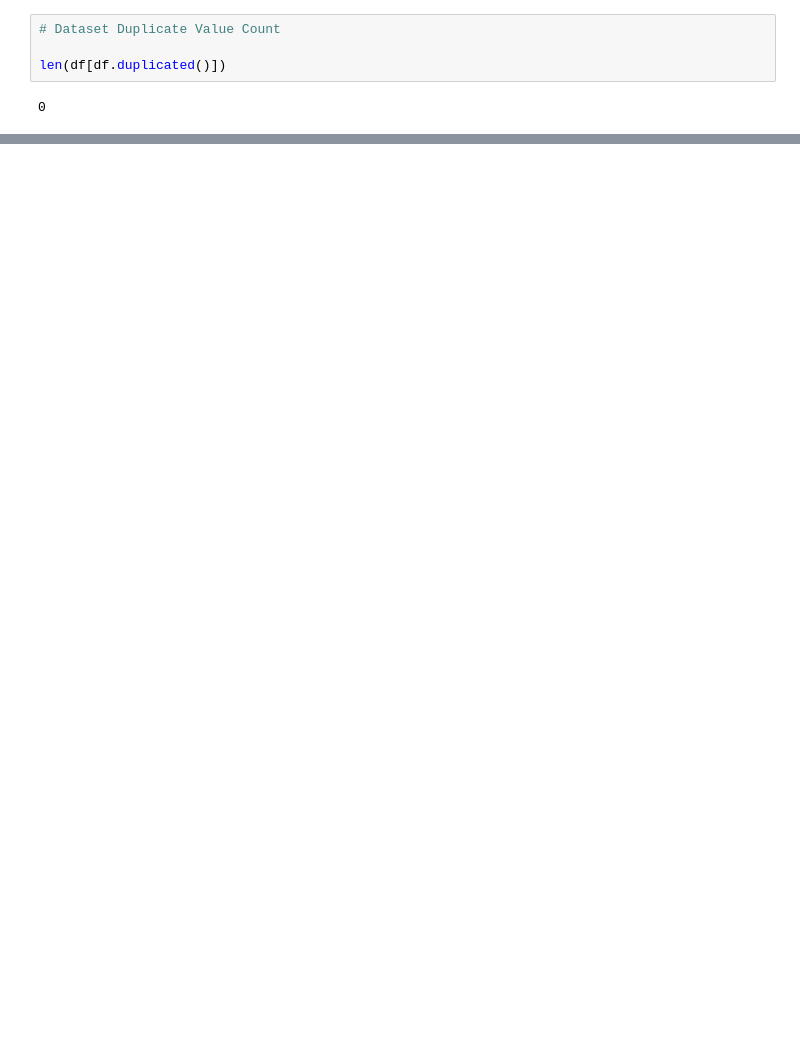
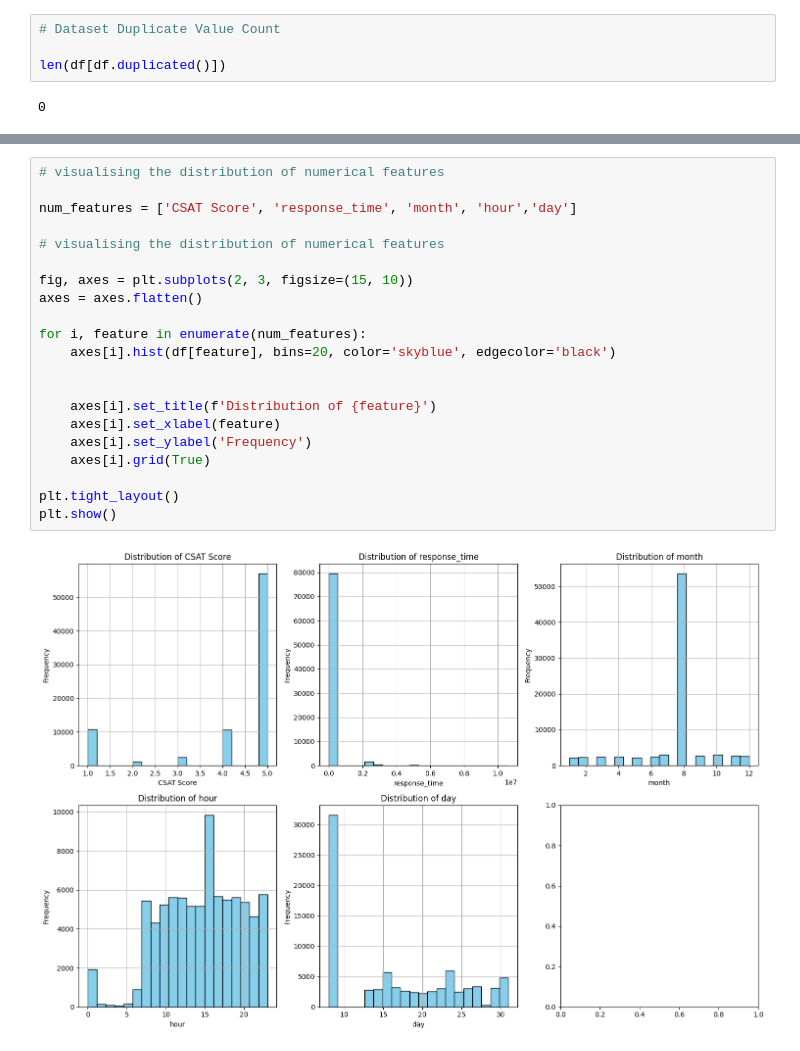
Before and after one commit to Aparna-Praturi/Customer_satisfaction_prediction, a Jupyter notebook: Deep_learning_CSAT.ipynb, the cells around one changed output, grey strips where cells are left out. Cells and saved outputs as stored; diff of their text form; blank space fills up the shorter version.

```diff
--- a/Deep_learning_CSAT.ipynb
+++ b/Deep_learning_CSAT.ipynb
@@ -540,0 +405,23 @@ Epoch 10/10
+# %%
+# visualising the distribution of numerical features
+
+num_features = ['CSAT Score', 'response_time', 'month', 'hour','day']
+
+# visualising the distribution of numerical features
+
+fig, axes = plt.subplots(2, 3, figsize=(15, 10))
+axes = axes.flatten()
+
+for i, feature in enumerate(num_features):
+    axes[i].hist(df[feature], bins=20, color='skyblue', edgecolor='black')
+
+
+    axes[i].set_title(f'Distribution of {feature}')
+    axes[i].set_xlabel(feature)
+    axes[i].set_ylabel('Frequency')
+    axes[i].grid(True)
+
+plt.tight_layout()
+plt.show()
+# %% [output]
+[figure, added]
```
Also changed, not shown: parts of 97 cells of this notebook.
